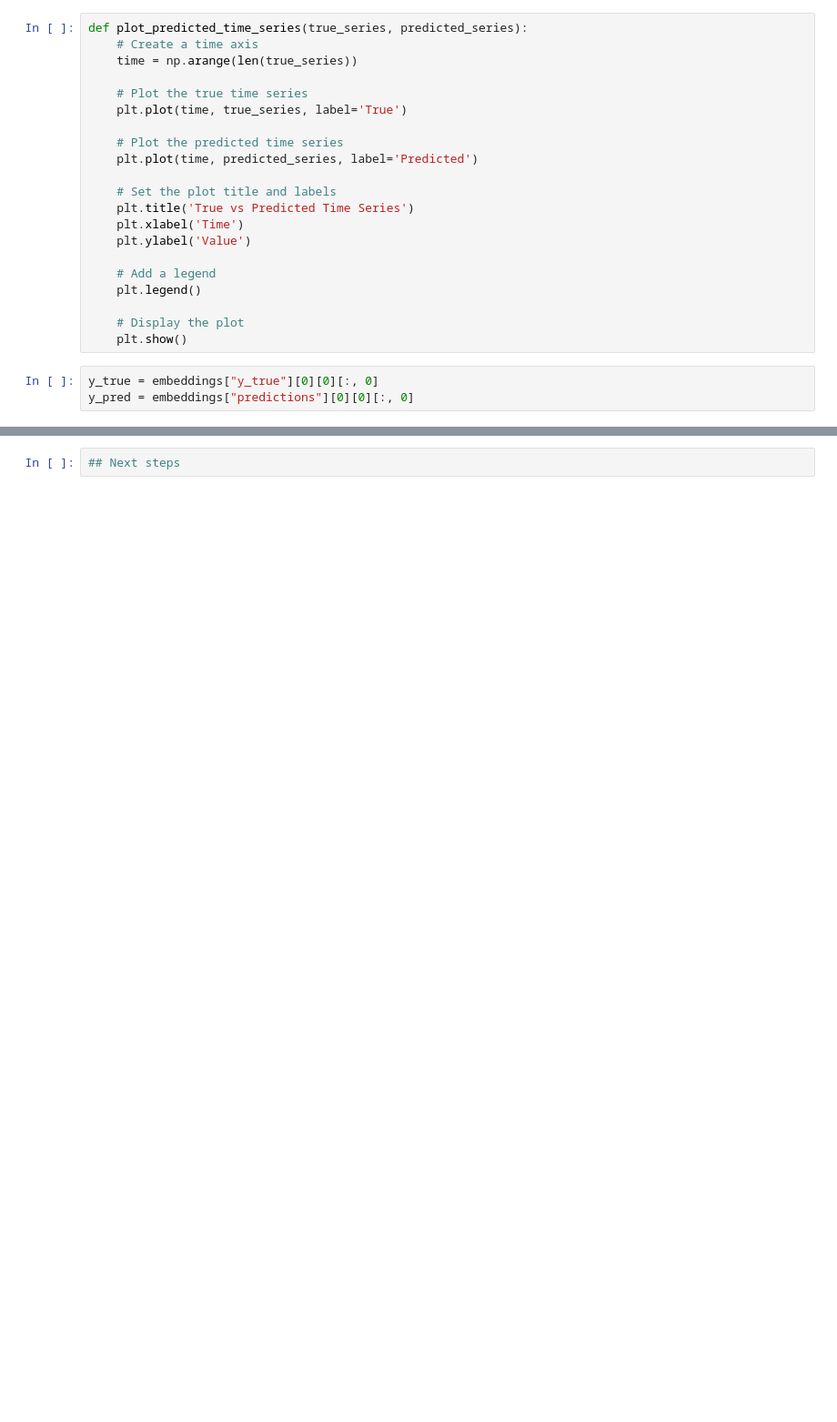
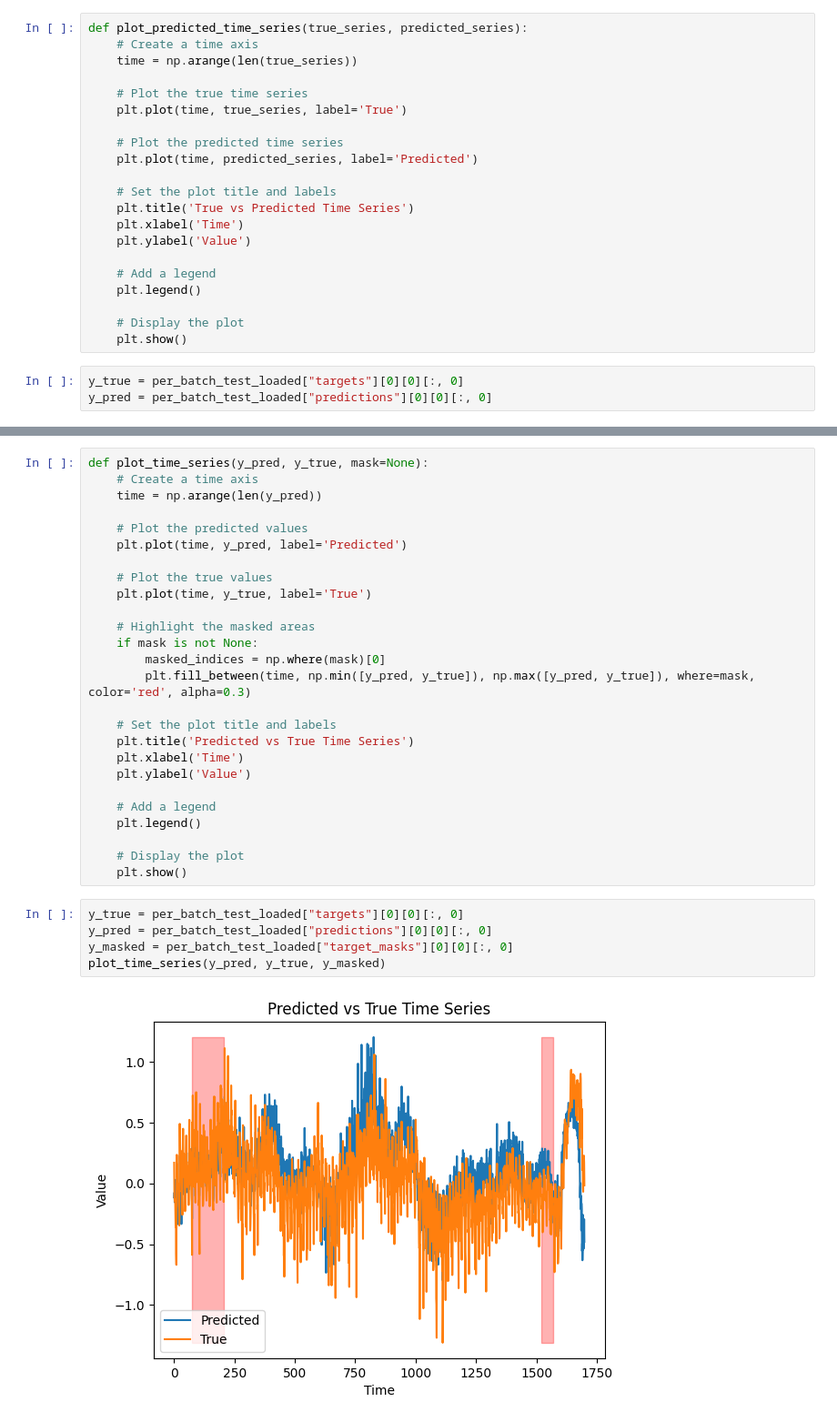
Before and after one commit to oczerwia/mvts_transformer_, a Jupyter notebook: analysis_pipeline/analyze_outputs.ipynb, the cells around one changed output, grey strips where cells are left out. Shown at 91% size. Drawn from its saved outputs; the diff is of its cells as text; blank space fills up the shorter version.

```diff
--- a/analysis_pipeline/analyze_outputs.ipynb
+++ b/analysis_pipeline/analyze_outputs.ipynb
@@ -74,8 +177,8 @@ def plot_predicted_time_series(true_series, predicted_series):
     # Display the plot
     plt.show()
 # %%
-y_true = embeddings["y_true"][0][0][:, 0]
-y_pred = embeddings["predictions"][0][0][:, 0]
+y_true = per_batch_test_loaded["targets"][0][0][:, 0]
+y_pred = per_batch_test_loaded["predictions"][0][0][:, 0]
 # %%
 plot_predicted_time_series(y_true, y_pred)
 # %% [output]
@@ -83,2 +186,33 @@ plot_predicted_time_series(y_true, y_pred)
-# %%
-## Next steps
+# %%
+def plot_time_series(y_pred, y_true, mask=None):
+    # Create a time axis
+    time = np.arange(len(y_pred))
+
+    # Plot the predicted values
+    plt.plot(time, y_pred, label='Predicted')
+
+    # Plot the true values
+    plt.plot(time, y_true, label='True')
+
+    # Highlight the masked areas
+    if mask is not None:
+        masked_indices = np.where(mask)[0]
+        plt.fill_between(time, np.min([y_pred, y_true]), np.max([y_pred, y_true]), where=mask, color='red', alpha=0.3)
+
+    # Set the plot title and labels
+    plt.title('Predicted vs True Time Series')
+    plt.xlabel('Time')
+    plt.ylabel('Value')
+
+    # Add a legend
+    plt.legend()
+
+    # Display the plot
+    plt.show()
+# %%
+y_true = per_batch_test_loaded["targets"][0][0][:, 0]
+y_pred = per_batch_test_loaded["predictions"][0][0][:, 0]
+y_masked = per_batch_test_loaded["target_masks"][0][0][:, 0]
+plot_time_series(y_pred, y_true, y_masked)
+# %% [output]
+[figure, added]
```
Also changed, not shown: parts of 23 cells of this notebook.
